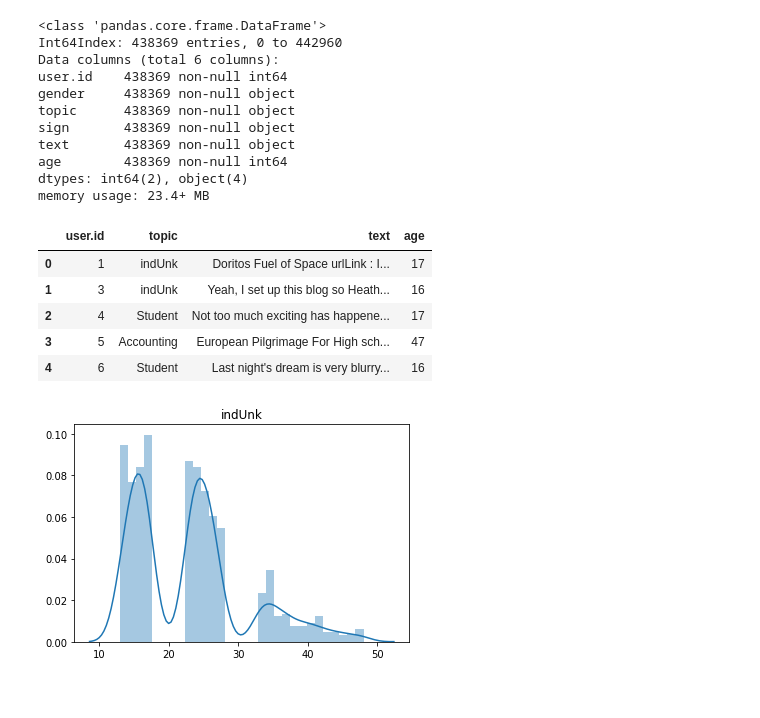
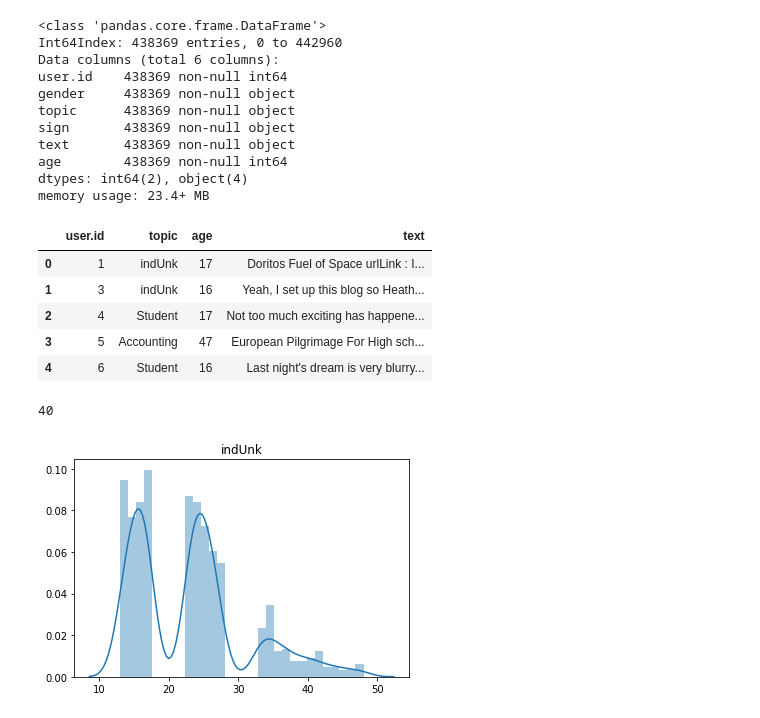
Before and after one commit to momorr317/Blogosphere_text_analytics, a Jupyter notebook: Jing/ntlk.ipynb, the cells around one changed output. Drawn from its saved outputs; the diff is of its cells as text; code cells hidden in the pictures.

```diff
--- a/Jing/ntlk.ipynb
+++ b/Jing/ntlk.ipynb
@@ -63,19 +63,20 @@ age        438369 non-null int64
 dtypes: int64(2), object(4)
 memory usage: 23.4+ MB
 # %%
-text_groupby = train_nodup.groupby(['user.id','topic'])['text'].apply(''.join).reset_index()
-age_groupby = train_nodup.groupby('user.id')['age'].mean().reset_index()
-train_groupby = pd.merge(text_groupby, age_groupby, how='left', on='user.id')
+train_groupby = train_nodup.groupby(['user.id','topic','age'])['text'].apply(''.join).reset_index()
 train_groupby.head()
 # %% [output]
-|  | user.id | topic | text | age |
-| 0 | 1 | indUnk | Doritos Fuel of Space urlLink : I... | 17 |
-| 1 | 3 | indUnk | Yeah, I set up this blog so Heath... | 16 |
-| 2 | 4 | Student | Not too much exciting has happene... | 17 |
-| 3 | 5 | Accounting | European Pilgrimage For High sch... | 47 |
-| 4 | 6 | Student | Last night's dream is very blurry... | 16 |
+|  | user.id | topic | age | text |
+| 0 | 1 | indUnk | 17 | Doritos Fuel of Space urlLink : I... |
+| 1 | 3 | indUnk | 16 | Yeah, I set up this blog so Heath... |
+| 2 | 4 | Student | 17 | Not too much exciting has happene... |
+| 3 | 5 | Accounting | 47 | European Pilgrimage For High sch... |
+| 4 | 6 | Student | 16 | Last night's dream is very blurry... |
 # %%
 topicList = train_groupby['topic'].unique().tolist()
+len(topicList)
+# %% [output]
+40
 # %%
 for t in topicList:
     ageList = train_groupby[train_groupby['topic'] == t]['age'].tolist()
```
Also changed, not shown: parts of 47 cells of this notebook, 1 other file.
